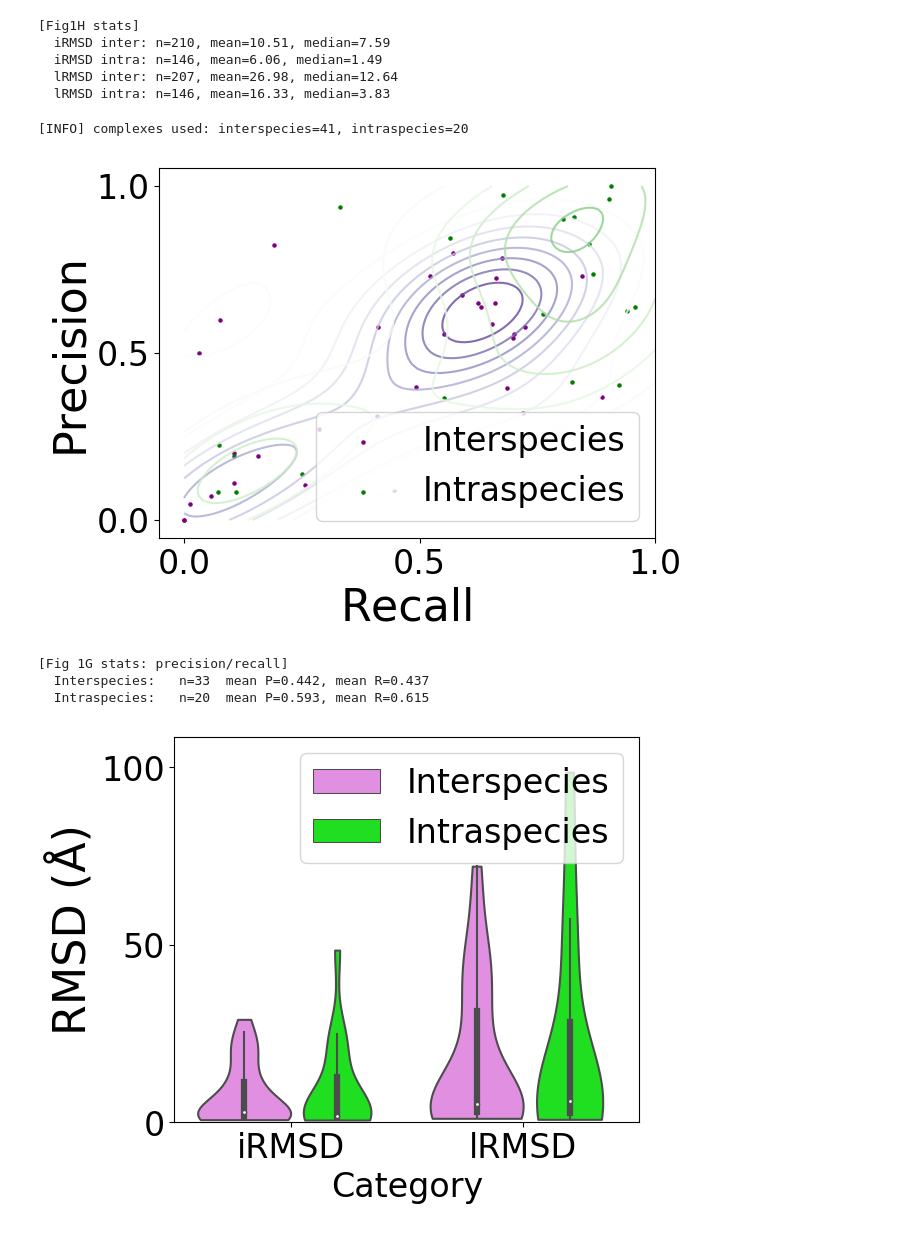
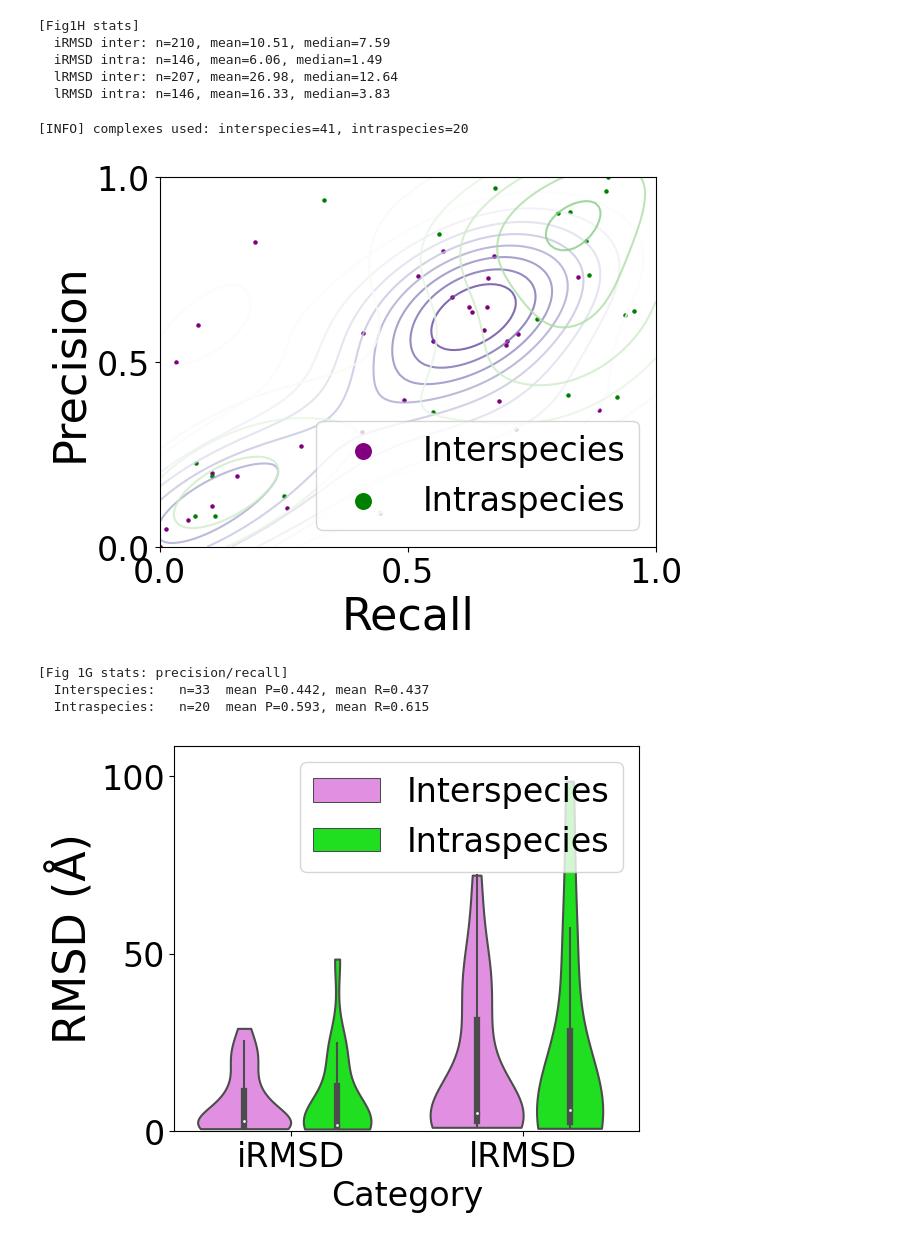
Before and after one commit to haiyuan-yu-lab/3D-Viral-Human, a Jupyter notebook: Raw-data-notebook/Fig1G-H+S1B-C.ipynb, the cells around one changed output. Drawn from its saved outputs; the diff is of its cells as text; code cells hidden in the pictures.

```diff
--- a/Raw-data-notebook/Fig1G-H+S1B-C.ipynb
+++ b/Raw-data-notebook/Fig1G-H+S1B-C.ipynb
@@ -166,35 +166,35 @@ def plot_figs1b(res_vh, res_hh, out_path="FigS1b.svg"):
     ax.scatter(rec_vh, pre_vh, color="purple", s=5)
     kde_vh = gaussian_kde(np.vstack([rec_vh, pre_vh]))
     xi, yi = np.mgrid[0:1:100j, 0:1:100j]
     zi_vh = kde_vh(np.vstack([xi.ravel(), yi.ravel()])).reshape(xi.shape)
     levels = np.linspace(0.5, 3, 10)
     ax.contour(xi, yi, zi_vh, cmap="Purples", levels=levels, alpha=0.8)
 
     # Intraspecies scatter + KDE
     ax.scatter(rec_hh, pre_hh, color="green", s=5)
     kde_hh = gaussian_kde(np.vstack([rec_hh, pre_hh]))
     zi_hh = kde_hh(np.vstack([xi.ravel(), yi.ravel()])).reshape(xi.shape)
     ax.contour(xi, yi, zi_hh, cmap="Greens", levels=levels, alpha=0.8)
 
-    ax.legend(["Interspecies", "Intraspecies"], fontsize=FONT1)
+    ax.legend(["Interspecies", "Intraspecies"], fontsize=FONT1,markerscale=5)
     ax.set_xlabel("Recall", fontsize=FONT2)
     ax.set_ylabel("Precision", fontsize=FONT2)
     ax.set_xticks([0, 0.5, 1])
     ax.set_yticks([0, 0.5, 1])
 
     fig.savefig(out_path, format="svg", bbox_inches="tight")
     plt.show()
 
     # Stats hidden in the panel
     print("\n[Fig 1G stats: precision/recall]")
     print(f"  Interspecies:   n={len(pre_vh)}  mean P={pre_vh.mean():.3f}, mean R={rec_vh.mean():.3f}")
     print(f"  Intraspecies:   n={len(pre_hh)}  mean P={pre_hh.mean():.3f}, mean R={rec_hh.mean():.3f}")
 
 
 plot_figs1b(res_VH, res_HH, "FigS1B-C/FigS1B.svg")
 # %% [output]
 [INFO] complexes used: interspecies=41, intraspecies=20
-[figure, old version]
+[figure, new version]
 [Fig 1G stats: precision/recall]
   Interspecies:   n=33  mean P=0.442, mean R=0.437
   Intraspecies:   n=20  mean P=0.593, mean R=0.615
```
Also changed, not shown: parts of 1 cell of this notebook.
